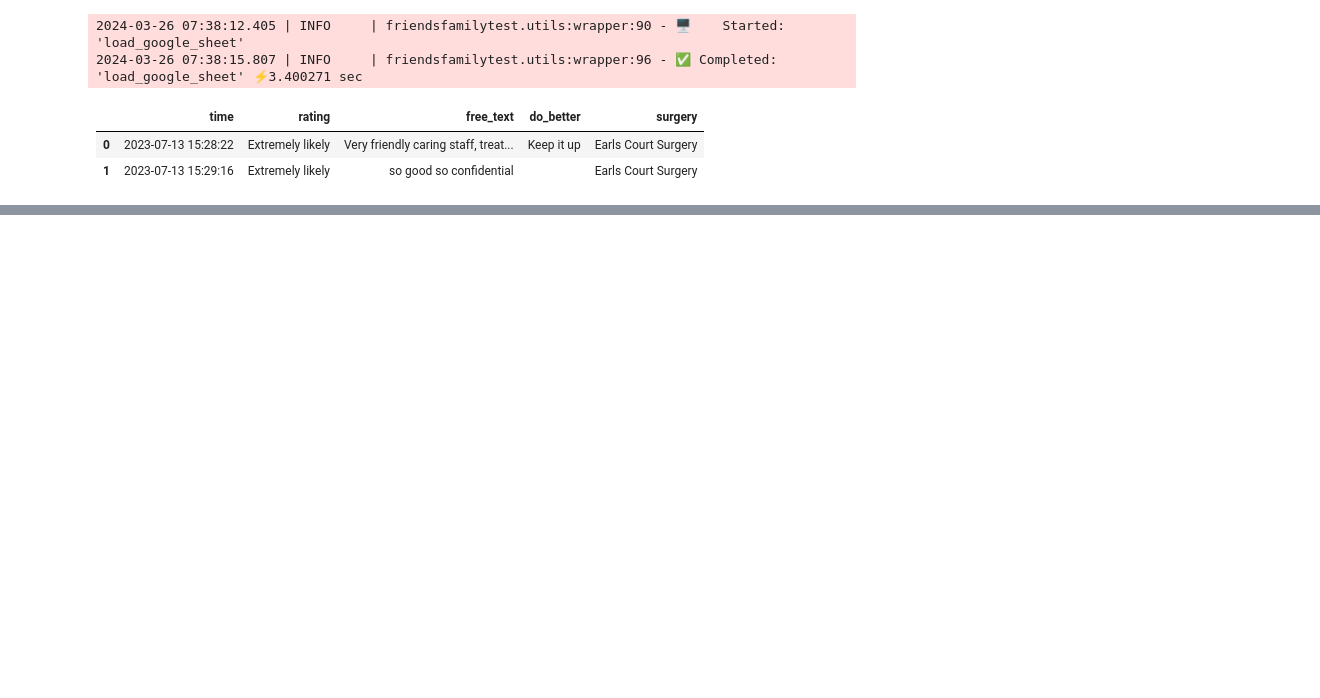
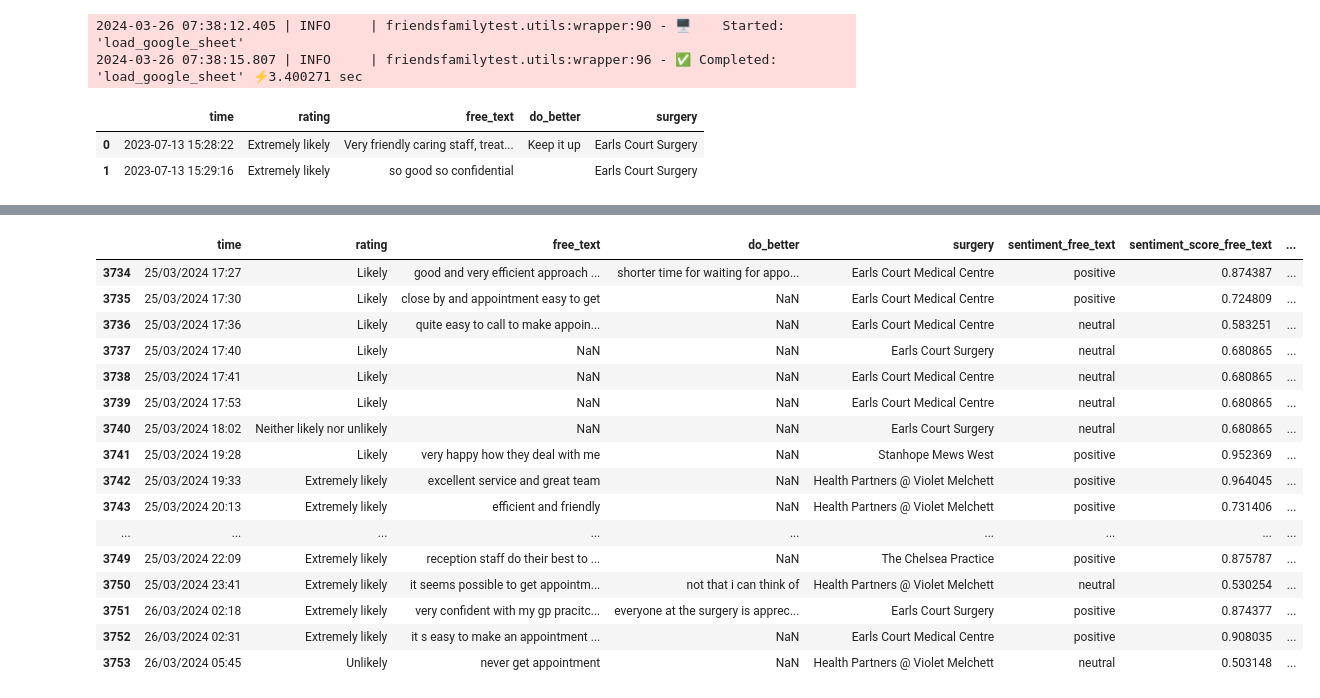
Before and after one commit to janduplessis883/friends-and-family-test-analysis, a Jupyter notebook: notebooks/NLPretext.ipynb, the cells around one changed output, grey strips where cells are left out. Saved outputs shown, nothing was run; the diff lists cells and outputs as text; code cells hidden in the pictures; blank space fills up the shorter version.

```diff
--- a/notebooks/NLPretext.ipynb
+++ b/notebooks/NLPretext.ipynb
@@ -70,0 +140,3 @@ i did not have an appointment with the surgery i had one with earls court fitnes
+# %%
+data = pd.read_csv('../friendsfamilytest/data/data.csv')
+data.tail()
@@ -70,0 +150,3 @@ i did not have an appointment with the surgery i had one with earls court fitnes
+# %%
+logger.info("🧽 Claen Data")
+data = clean_data(data)
@@ -70,0 +157,20 @@ i did not have an appointment with the surgery i had one with earls court fitnes
+# %%
+data.tail(20)
+# %% [output]
+|  | time | rating | free_text | do_better | surgery | sentiment_free_text | sentiment_score_free_text | ... |
+| 3734 | 25/03/2024 17:27 | Likely | good and very efficient approach ... | shorter time for waiting for appo... | Earls Court Medical Centre | positive | 0.874387 | ... |
+| 3735 | 25/03/2024 17:30 | Likely | close by and appointment easy to get | NaN | Earls Court Medical Centre | positive | 0.724809 | ... |
+| 3736 | 25/03/2024 17:36 | Likely | quite easy to call to make appoin... | NaN | Earls Court Medical Centre | neutral | 0.583251 | ... |
+| 3737 | 25/03/2024 17:40 | Likely | NaN | NaN | Earls Court Surgery | neutral | 0.680865 | ... |
+| 3738 | 25/03/2024 17:41 | Likely | NaN | NaN | Earls Court Medical Centre | neutral | 0.680865 | ... |
+| 3739 | 25/03/2024 17:53 | Likely | NaN | NaN | Earls Court Medical Centre | neutral | 0.680865 | ... |
+| 3740 | 25/03/2024 18:02 | Neither likely nor unlikely | NaN | NaN | Earls Court Surgery | neutral | 0.680865 | ... |
+| 3741 | 25/03/2024 19:28 | Likely | very happy how they deal with me | NaN | Stanhope Mews West | positive | 0.952369 | ... |
+| 3742 | 25/03/2024 19:33 | Extremely likely | excellent service and great team | NaN | Health Partners @ Violet Melchett | positive | 0.964045 | ... |
+| 3743 | 25/03/2024 20:13 | Extremely likely | efficient and friendly | NaN | Health Partners @ Violet Melchett | positive | 0.731406 | ... |
+| ... | ... | ... | ... | ... | ... | ... | ... | ... |
+| 3749 | 25/03/2024 22:09 | Extremely likely | reception staff do their best to ... | NaN | The Chelsea Practice | positive | 0.875787 | ... |
+| 3750 | 25/03/2024 23:41 | Extremely likely | it seems possible to get appointm... | not that i can think of | Health Partners @ Violet Melchett | neutral | 0.530254 | ... |
+| 3751 | 26/03/2024 02:18 | Extremely likely | very confident with my gp pracitc... | everyone at the surgery is apprec... | Earls Court Surgery | positive | 0.874377 | ... |
+| 3752 | 26/03/2024 02:31 | Extremely likely | it s easy to make an appointment ... | NaN | Earls Court Medical Centre | positive | 0.908035 | ... |
+| 3753 | 26/03/2024 05:45 | Unlikely | never get appointment | NaN | Health Partners @ Violet Melchett | neutral | 0.503148 | ... |
```
Also changed, not shown: parts of 14 cells of this notebook, 2 other files.
